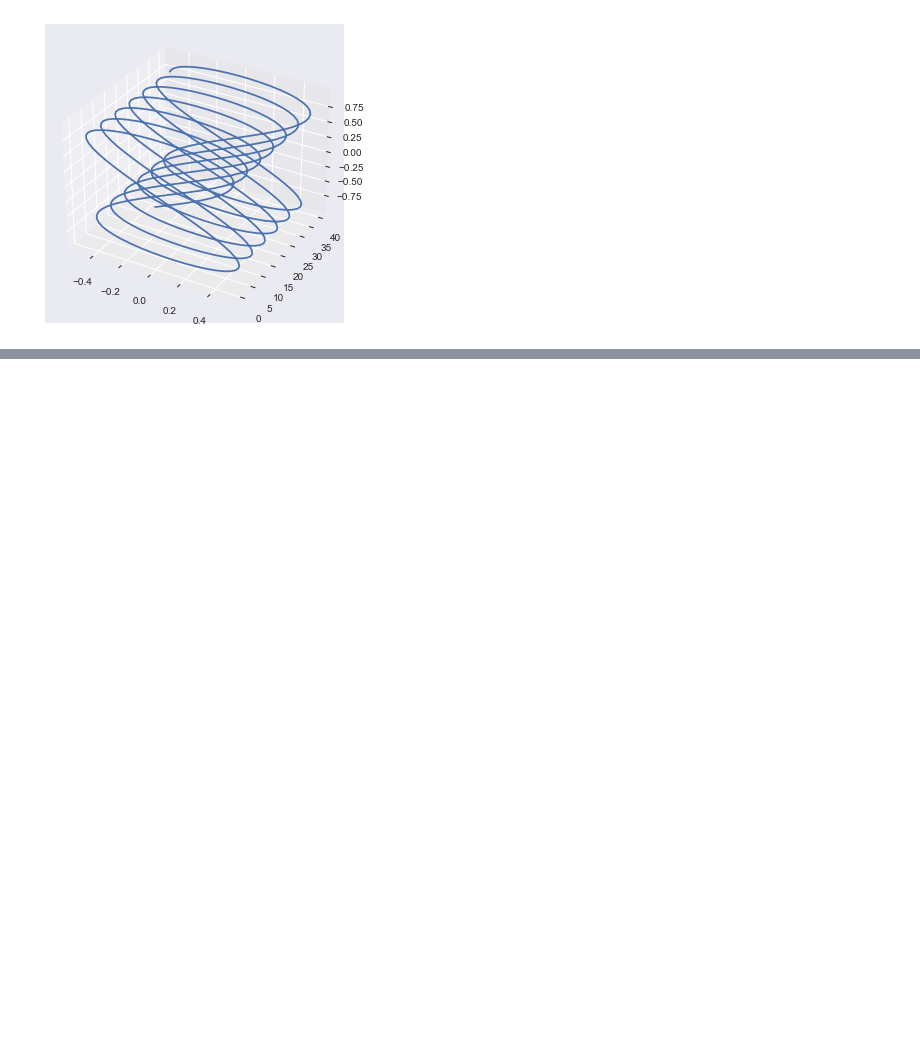
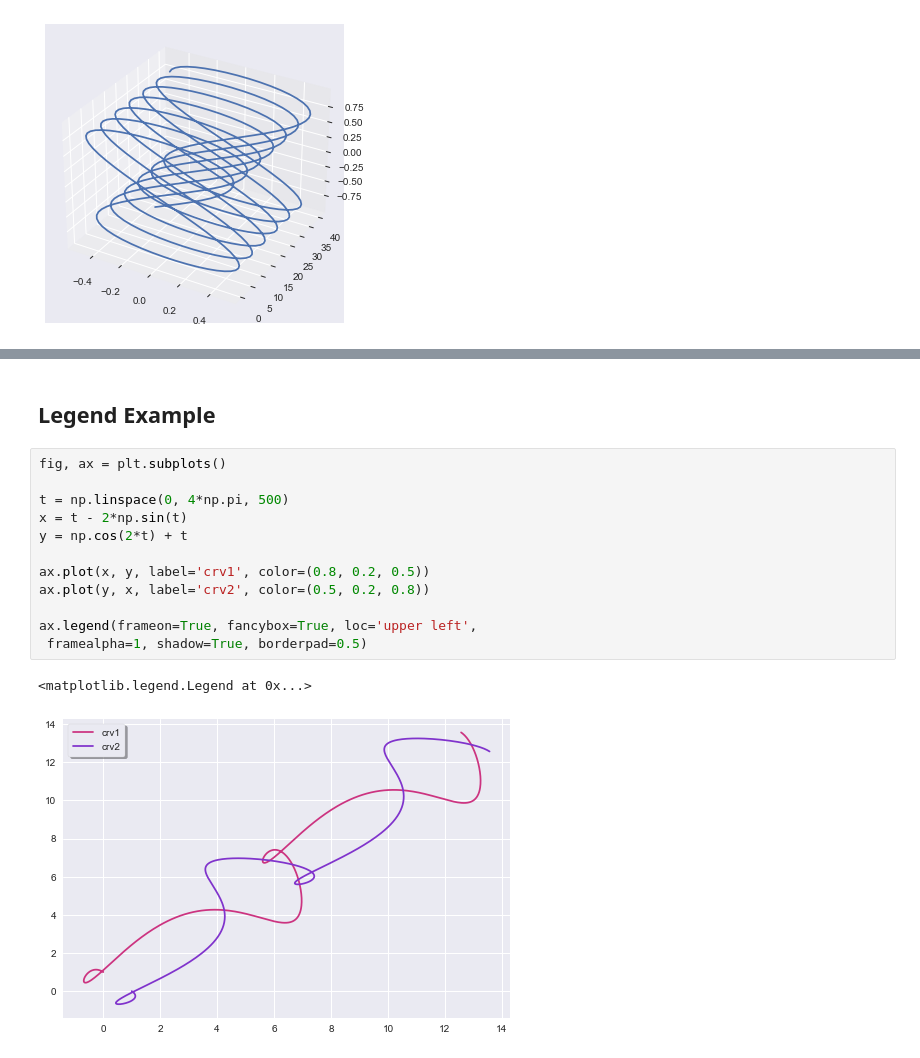
Before and after one commit to Moaaz-Mahmoud/Library-Demos, a Jupyter notebook: matplotlib_demo.ipynb, the cells around one changed output, grey strips where cells are left out. Drawn from its saved outputs; the diff is of its cells as text; blank space fills up the shorter version.

```diff
--- a/matplotlib_demo.ipynb
+++ b/matplotlib_demo.ipynb
@@ -87,0 +114,17 @@ plt.show()
+# %% [markdown]
+## Legend Example
+# %%
+fig, ax = plt.subplots()
+
+t = np.linspace(0, 4*np.pi, 500)
+x = t - 2*np.sin(t)
+y = np.cos(2*t) + t
+
+ax.plot(x, y, label='crv1', color=(0.8, 0.2, 0.5))
+ax.plot(y, x, label='crv2', color=(0.5, 0.2, 0.8))
+
+ax.legend(frameon=True, fancybox=True, loc='upper left',
+ framealpha=1, shadow=True, borderpad=0.5)
+# %% [output]
+<matplotlib.legend.Legend at 0x...>
+[figure, added]
```
Also changed, not shown: parts of 14 cells of this notebook.
